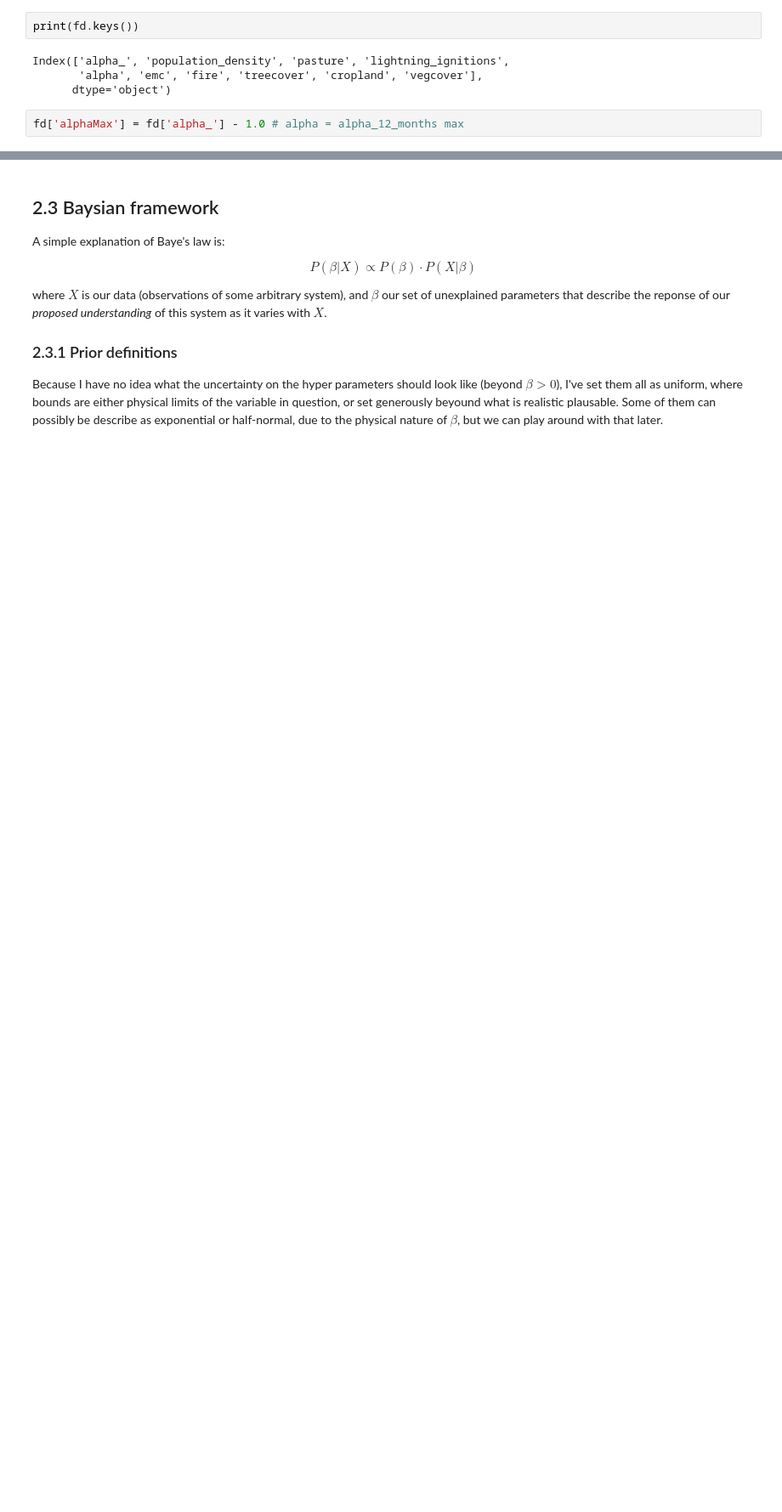
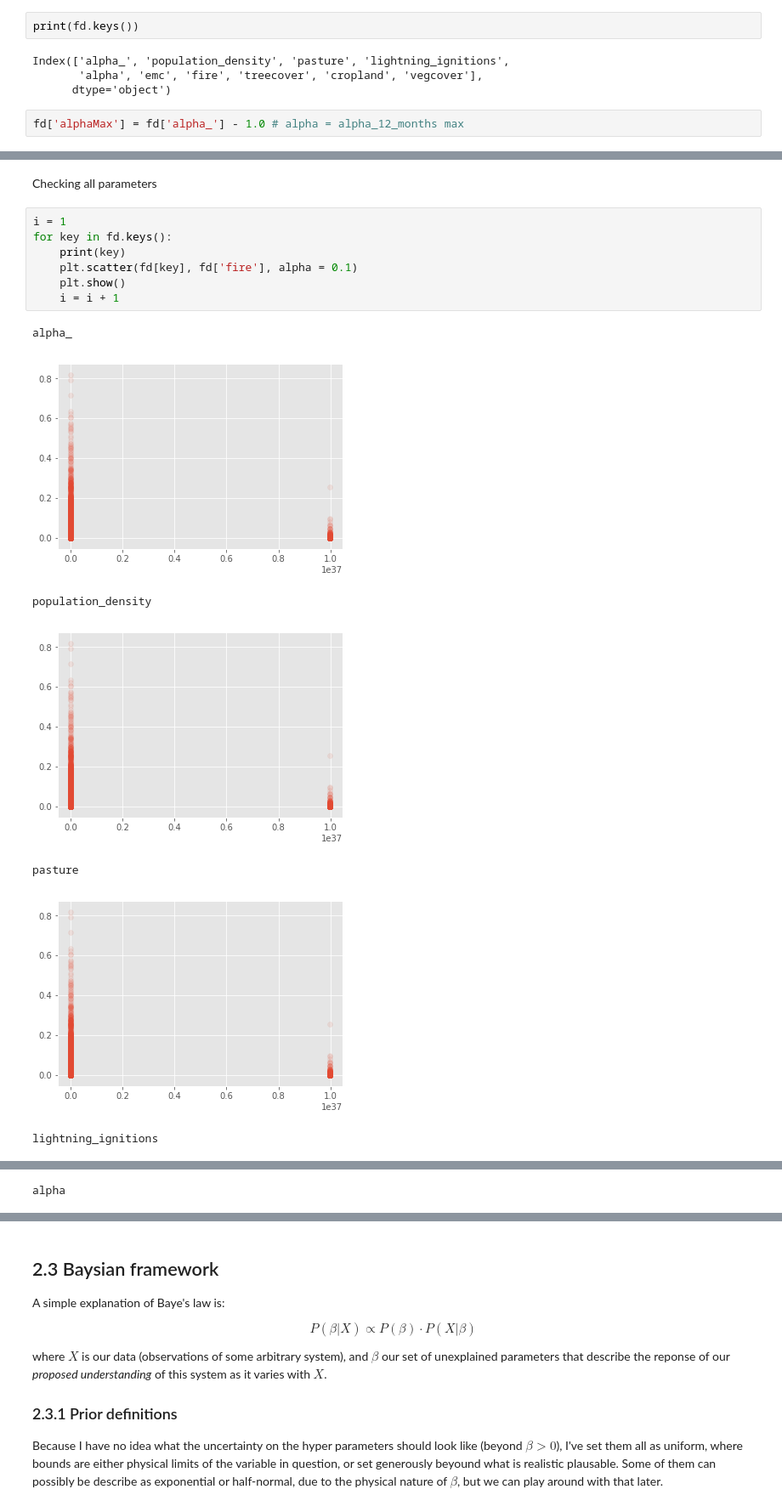
Before and after one commit to douglask3/UKESM-ConFire, a Jupyter notebook: notebooks/bayesian_inference.ipynb, the cells around one changed output, grey strips where cells are left out. Shown at 85% size. Saved outputs shown, nothing was run; the diff lists cells and outputs as text; blank space fills up the shorter version.

```diff
--- a/notebooks/bayesian_inference.ipynb
+++ b/notebooks/bayesian_inference.ipynb
@@ -216,0 +241,17 @@ plt.scatter(fd['alpha'], fd['fire'], alpha = 0.1)
+# %% [markdown]
+Checking all parameters
+# %%
+i = 1
+for key in fd.keys():
+    print(key)
+    plt.scatter(fd[key], fd['fire'], alpha = 0.1)
+    plt.show()
+    i = i + 1
+# %% [output]
+alpha_
+[figure, added]
+population_density
+[figure, added]
+pasture
+[figure, added]
+lightning_ignitions
@@ -216,0 +259 @@ plt.scatter(fd['alpha'], fd['fire'], alpha = 0.1)
+alpha
```
Also changed, not shown: parts of 10 cells of this notebook.
